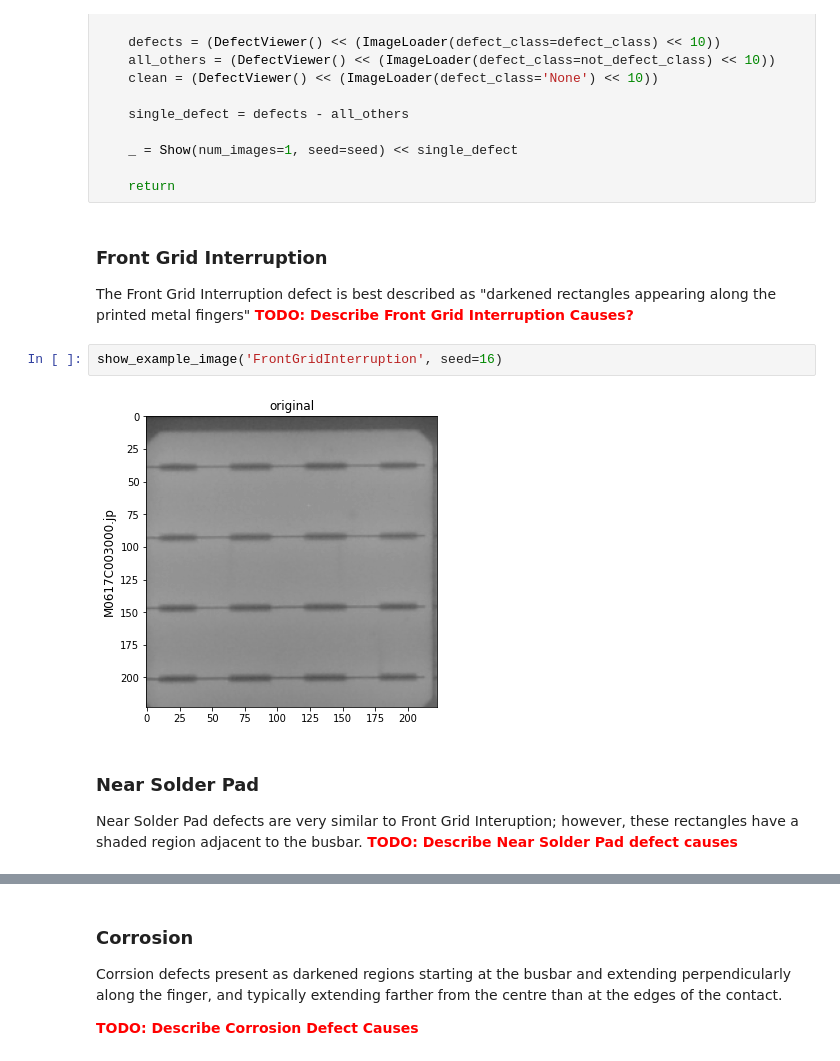
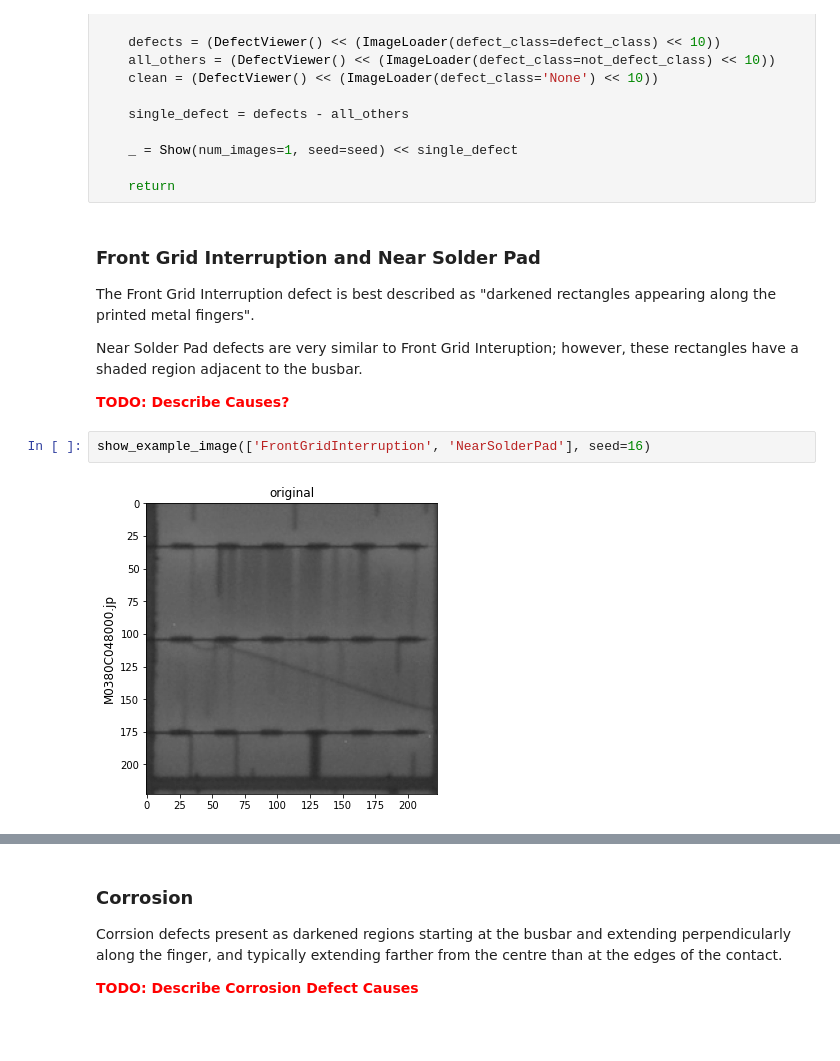
Before and after one commit to atox120/w281_finalproject_solascan, a Jupyter notebook: notebooks/main.ipynb, the cells around one changed output, grey strips where cells are left out. Saved outputs shown, nothing was run; the diff lists cells and outputs as text; blank space fills up the shorter version.

```diff
--- a/notebooks/main.ipynb
+++ b/notebooks/main.ipynb
@@ -59,16 +59,14 @@ def show_example_image(defect_class='None', seed=0):
 
     return
 # %% [markdown]
-### Front Grid Interruption
+### Front Grid Interruption and Near Solder Pad
 
-The Front Grid Interruption defect is best described as "darkened rectangles appearing along the printed metal fingers"
-<span style="color:red">**TODO: Describe Front Grid Interruption Causes?**</span>
+The Front Grid Interruption defect is best described as "darkened rectangles appearing along the printed metal fingers".
+
+Near Solder Pad defects are very similar to Front Grid Interuption; however, these rectangles have a shaded region adjacent to the busbar.
+
+<span style="color:red">**TODO: Describe Causes?**</span>
 # %%
-show_example_image('FrontGridInterruption', seed=16)
+show_example_image(['FrontGridInterruption', 'NearSolderPad'], seed=16)
 # %% [output]
-[figure, old version]
+[figure, new version]
-# %% [markdown]
-### Near Solder Pad
-
-Near Solder Pad defects are very similar to Front Grid Interuption; however, these rectangles have a shaded region adjacent to the busbar.
-<span style="color:red">**TODO: Describe Near Solder Pad defect causes**</span>
```
Also changed, not shown: parts of 8 cells of this notebook.
